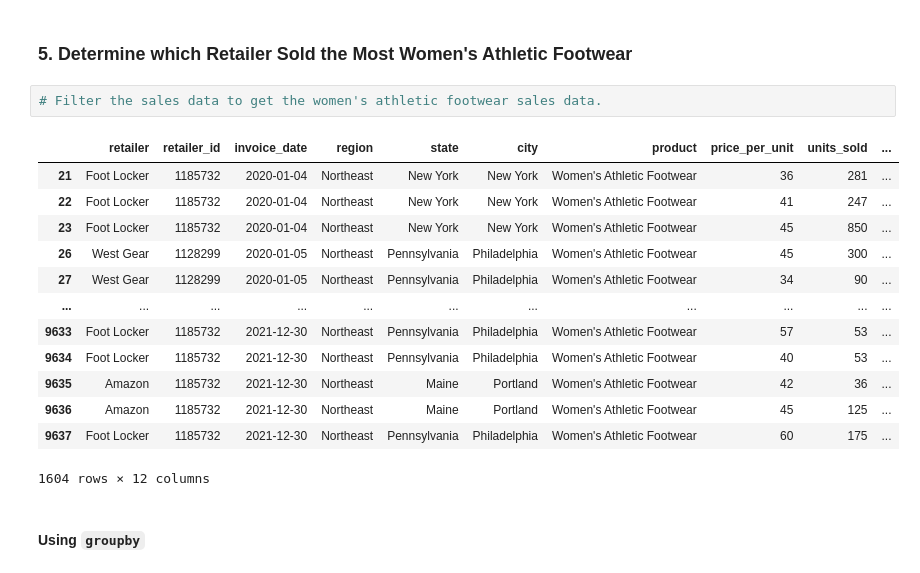
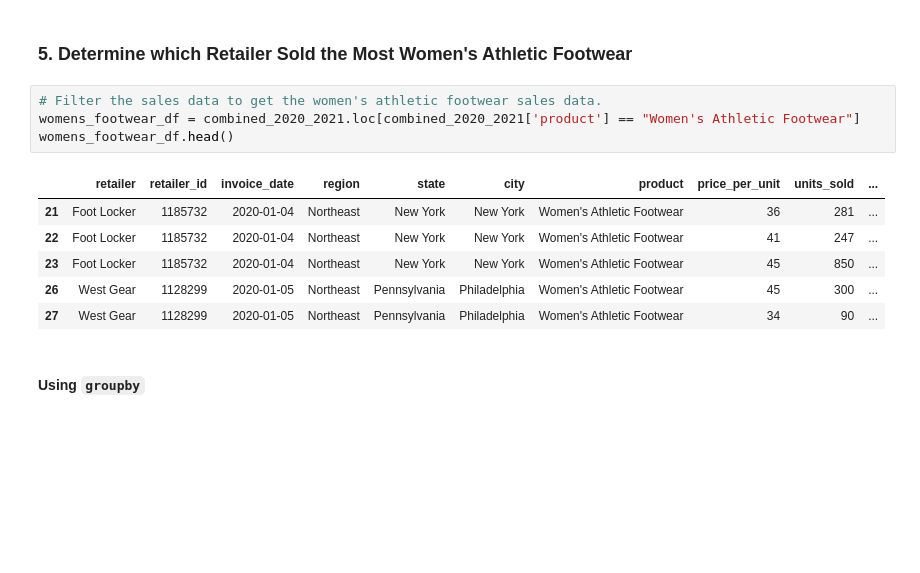
Before and after one commit to aj1560/athletic_sales_analysis, a Jupyter notebook: athletic_sales_analysis.ipynb, the cells around one changed output. Cells and saved outputs as stored; diff of their text form; blank space fills up the shorter version.

```diff
--- a/athletic_sales_analysis.ipynb
+++ b/athletic_sales_analysis.ipynb
@@ -327,20 +327,15 @@ totalsales_retail_pivot.head()
 ### 5. Determine which Retailer Sold the Most Women's Athletic Footwear
 # %%
 # Filter the sales data to get the women's athletic footwear sales data.
+womens_footwear_df = combined_2020_2021.loc[combined_2020_2021['product'] == "Women's Athletic Footwear"]
+womens_footwear_df.head()
 # %% [output]
 |  | retailer | retailer_id | invoice_date | region | state | city | product | price_per_unit | units_sold | ... |
 | 21 | Foot Locker | 1185732 | 2020-01-04 | Northeast | New York | New York | Women's Athletic Footwear | 36 | 281 | ... |
 | 22 | Foot Locker | 1185732 | 2020-01-04 | Northeast | New York | New York | Women's Athletic Footwear | 41 | 247 | ... |
 | 23 | Foot Locker | 1185732 | 2020-01-04 | Northeast | New York | New York | Women's Athletic Footwear | 45 | 850 | ... |
 | 26 | West Gear | 1128299 | 2020-01-05 | Northeast | Pennsylvania | Philadelphia | Women's Athletic Footwear | 45 | 300 | ... |
 | 27 | West Gear | 1128299 | 2020-01-05 | Northeast | Pennsylvania | Philadelphia | Women's Athletic Footwear | 34 | 90 | ... |
-| ... | ... | ... | ... | ... | ... | ... | ... | ... | ... | ... |
-| 9633 | Foot Locker | 1185732 | 2021-12-30 | Northeast | Pennsylvania | Philadelphia | Women's Athletic Footwear | 57 | 53 | ... |
-| 9634 | Foot Locker | 1185732 | 2021-12-30 | Northeast | Pennsylvania | Philadelphia | Women's Athletic Footwear | 40 | 53 | ... |
-| 9635 | Amazon | 1185732 | 2021-12-30 | Northeast | Maine | Portland | Women's Athletic Footwear | 42 | 36 | ... |
-| 9636 | Amazon | 1185732 | 2021-12-30 | Northeast | Maine | Portland | Women's Athletic Footwear | 45 | 125 | ... |
-| 9637 | Foot Locker | 1185732 | 2021-12-30 | Northeast | Pennsylvania | Philadelphia | Women's Athletic Footwear | 60 | 175 | ... |
-1604 rows × 12 columns
 # %% [markdown]
 #### Using `groupby`
 # %%
```
Also changed, not shown: parts of 3 cells of this notebook.
